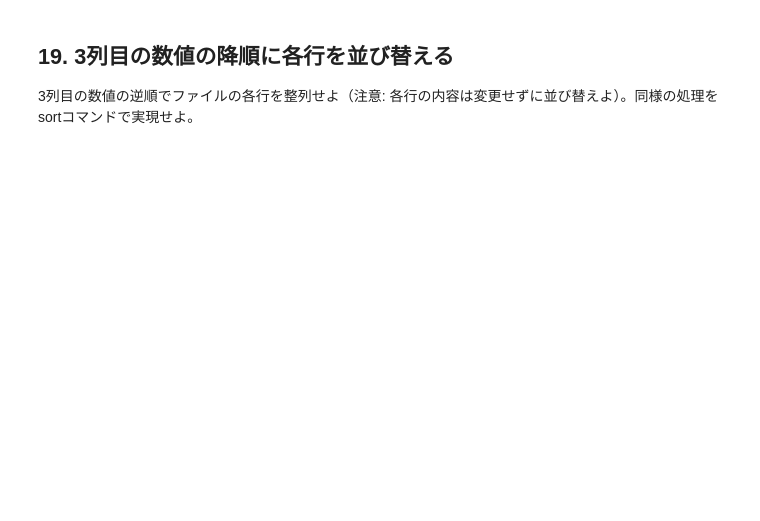
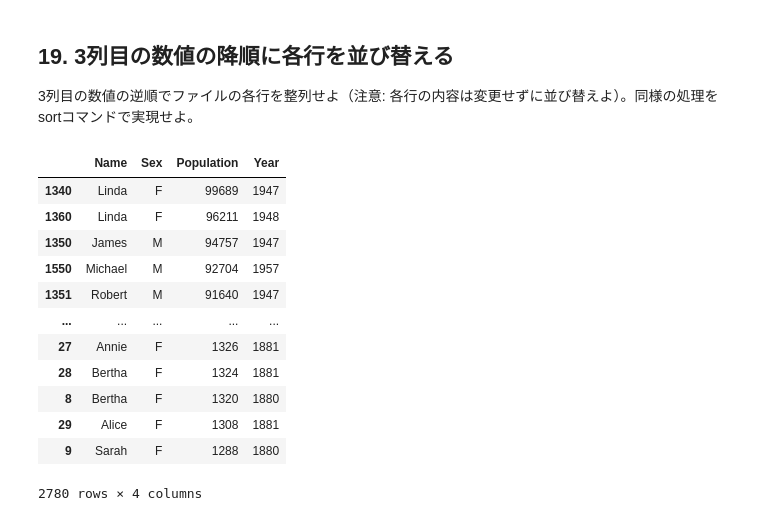
Before and after one commit to tempuraguruguru/nlp, a Jupyter notebook: ja/ch02.ipynb, the cells around one changed output. Drawn from its saved outputs; the diff is of its cells as text; code cells hidden in the pictures; blank space fills up the shorter version.

```diff
--- a/ja/ch02.ipynb
+++ b/ja/ch02.ipynb
@@ -130,4 +130,10 @@ Sarah
 ファイルを行単位でN分割し、別のファイルに格納せよ。例えば、N=10としてファイルを10分割せよ。同様の処理をsplitコマンドで実現せよ。
 # %%
 with open('/content/drive/MyDrive/nlp100/lesson02/popular-names.txt', 'r') as file:
+  count = 0
   lines = file.readlines()
+  for i in range(0, len(lines), len(lines)//10):
+    with open(f'/content/drive/MyDrive/nlp100/lesson02/data/split-{count}.txt', 'w') as file:
+      file.write(''.join(lines[i:i+len(lines)//10]))
+    count += 1
+print(count)
@@ -137,3 +147,9 @@ with open('/content/drive/MyDrive/nlp100/lesson02/popular-names.txt', 'r') as fi
+# %%
+with open('/content/drive/MyDrive/nlp100/lesson02/popular-names.txt', 'r') as file:
+  lines = file.readlines()
+  random.shuffle(lines)
+  with open('/content/drive/MyDrive/nlp100/lesson02/data/random.txt', 'w') as file:
+    file.write(''.join(lines))
 # %% [markdown]
 ## 17. １列目の文字列の異なり
 1列目の文字列の異なり（文字列の種類）を求めよ。確認にはcut, sort, uniqコマンドを用いよ。
@@ -140,3 +193,21 @@ with open('/content/drive/MyDrive/nlp100/lesson02/popular-names.txt', 'r') as fi
 # %% [markdown]
 ## 18. 各行の1列目の文字列の出現頻度を求め、出現頻度の高い順に並べる
 1列目の文字列の出現頻度を求め、出現頻度と名前を出現頻度の多い順に並べて表示せよ。確認にはcut, uniq, sortコマンドを用いよ。
+# %%
+data = {'Name': [], 'Sex': [], 'Population': [], 'Year': []}
+with open('/content/drive/MyDrive/nlp100/lesson02/popular-names.txt', 'r') as file:
+  lines = file.readlines()
+  for line in lines:
+    line = re.sub('\n', '', line)
+    line = re.split('\t', line)
+    data['Name'].append(line[0])
+    data['Sex'].append(line[1])
+    data['Population'].append(line[2])
+    data['Year'].append(line[3])
+
+df = pd.DataFrame(data)
+df = df.groupby('Name').count()
+df['Count'] = df['Sex']
+df = df[['Count']]
+df = df.sort_values(by = 'Count', ascending = False)
+df
@@ -143,3 +229,32 @@ with open('/content/drive/MyDrive/nlp100/lesson02/popular-names.txt', 'r') as fi
 # %% [markdown]
 ## 19. 3列目の数値の降順に各行を並び替える
 3列目の数値の逆順でファイルの各行を整列せよ（注意: 各行の内容は変更せずに並び替えよ）。同様の処理をsortコマンドで実現せよ。
+# %%
+data = {'Name': [], 'Sex': [], 'Population': [], 'Year': []}
+with open('/content/drive/MyDrive/nlp100/lesson02/popular-names.txt', 'r') as file:
+  lines = file.readlines()
+  for line in lines:
+    line = re.sub('\n', '', line)
+    line = re.split('\t', line)
+    data['Name'].append(line[0])
+    data['Sex'].append(line[1])
+    data['Population'].append(int(line[2]))
+    data['Year'].append(int(line[3]))
+
+df = pd.DataFrame(data)
+df = df.sort_values(by = 'Population', ascending = False)
+df
+# %% [output]
+|  | Name | Sex | Population | Year |
+| 1340 | Linda | F | 99689 | 1947 |
+| 1360 | Linda | F | 96211 | 1948 |
+| 1350 | James | M | 94757 | 1947 |
+| 1550 | Michael | M | 92704 | 1957 |
+| 1351 | Robert | M | 91640 | 1947 |
+| ... | ... | ... | ... | ... |
+| 27 | Annie | F | 1326 | 1881 |
+| 28 | Bertha | F | 1324 | 1881 |
+| 8 | Bertha | F | 1320 | 1880 |
+| 29 | Alice | F | 1308 | 1881 |
+| 9 | Sarah | F | 1288 | 1880 |
+2780 rows × 4 columns
```
Also changed, not shown: parts of 5 cells of this notebook.
